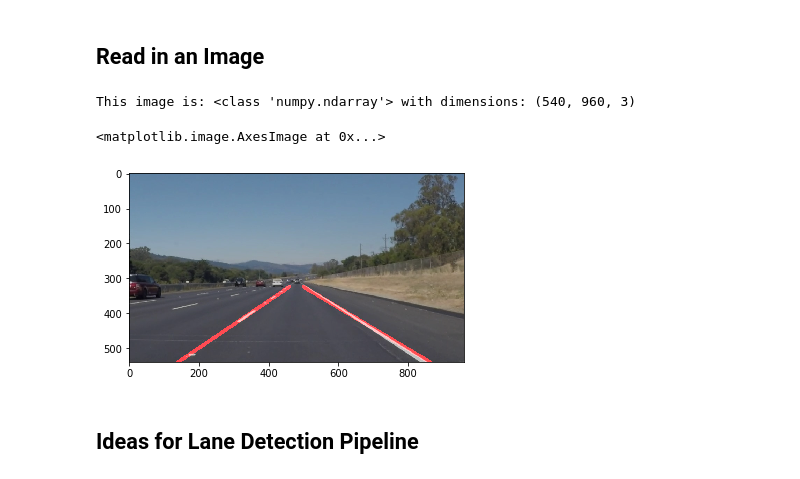
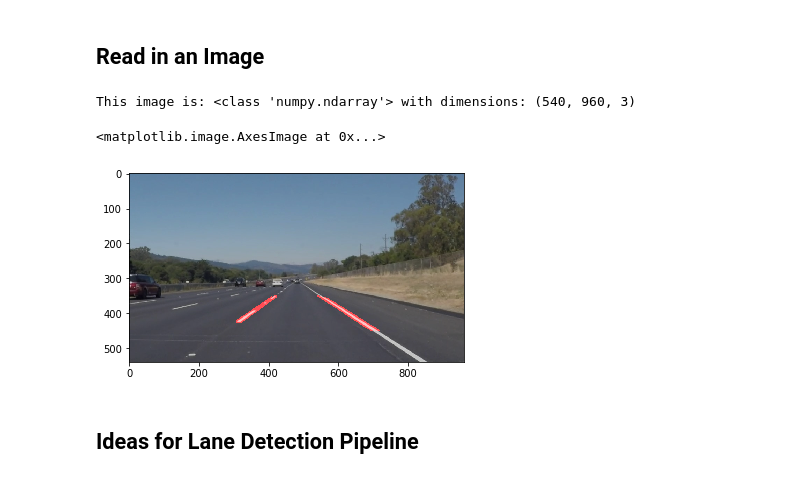
Before and after one commit to qu0b/march2017_sdcUdacity, a Jupyter notebook: P1.ipynb, the cells around one changed output. Saved outputs shown, nothing was run; the diff lists cells and outputs as text; code cells hidden in the pictures.

```diff
--- a/P1.ipynb
+++ b/P1.ipynb
@@ -55,36 +55,40 @@ image = mpimg.imread('test_images/solidWhiteRight.jpg')
 imageYellowCurve = mpimg.imread('test_images/solidYellowCurve.jpg')
 
 #printing out some stats and plotting
 print('This image is:', type(image), 'with dimensions:', image.shape)
 
 def imageTransformTemplate(image):
 
     grayTransform = grayscale(image)
 
     cannyTransform = canny(grayTransform, 200, 400)
+    #mpimg.imsave('test_images_output/cannyTransform', cannyTransform)
 
-    gaussianBlurTransform = gaussian_blur(cannyTransform, 7)
-
+    gaussianBlurTransform = gaussian_blur(cannyTransform, 5)
+    #mpimg.imsave('test_images_output/guassianBlur', gaussianBlurTransform)
     #line=draw_lines(gaussianBlurTransform, , color=(255,0,0), thickness=2)
 
     imshape = image.shape
     vertices = np.array([[(100,450),(420, 350), (imshape[1]-420, 350), (imshape[1]-50,450)]], dtype=np.int32)
     regionOfInterestTransform = region_of_interest(gaussianBlurTransform, vertices)
+    #mpimg.imsave('test_images_output/polyTransform', regionOfInterestTransform)
 
     houghLineTransform = hough_lines(regionOfInterestTransform, 1, np.pi/180, 50, 45, 200)
+    #mpimg.imsave('test_images_output/houghLineTransform', houghLineTransform)
 
     weightedImageTransform = weighted_img(houghLineTransform, image)
+    #mpimg.imsave('test_images_output/weightedTransform', weightedImageTransform)
 
     return weightedImageTransform
 
 
 
 
 plt.imshow(imageTransformTemplate(image), cmap='gray')  # if you wanted to show a single color channel image called 'gray', for example, call as plt.imshow(gray, cmap='gray')
 # %% [output]
 This image is: <class 'numpy.ndarray'> with dimensions: (540, 960, 3)
 <matplotlib.image.AxesImage at 0x...>
-[figure, old version]
+[figure, new version]
 # %% [markdown]
 ## Ideas for Lane Detection Pipeline
 # %% [markdown]
```
Also changed, not shown: parts of 1 cell of this notebook, 8 other files.
